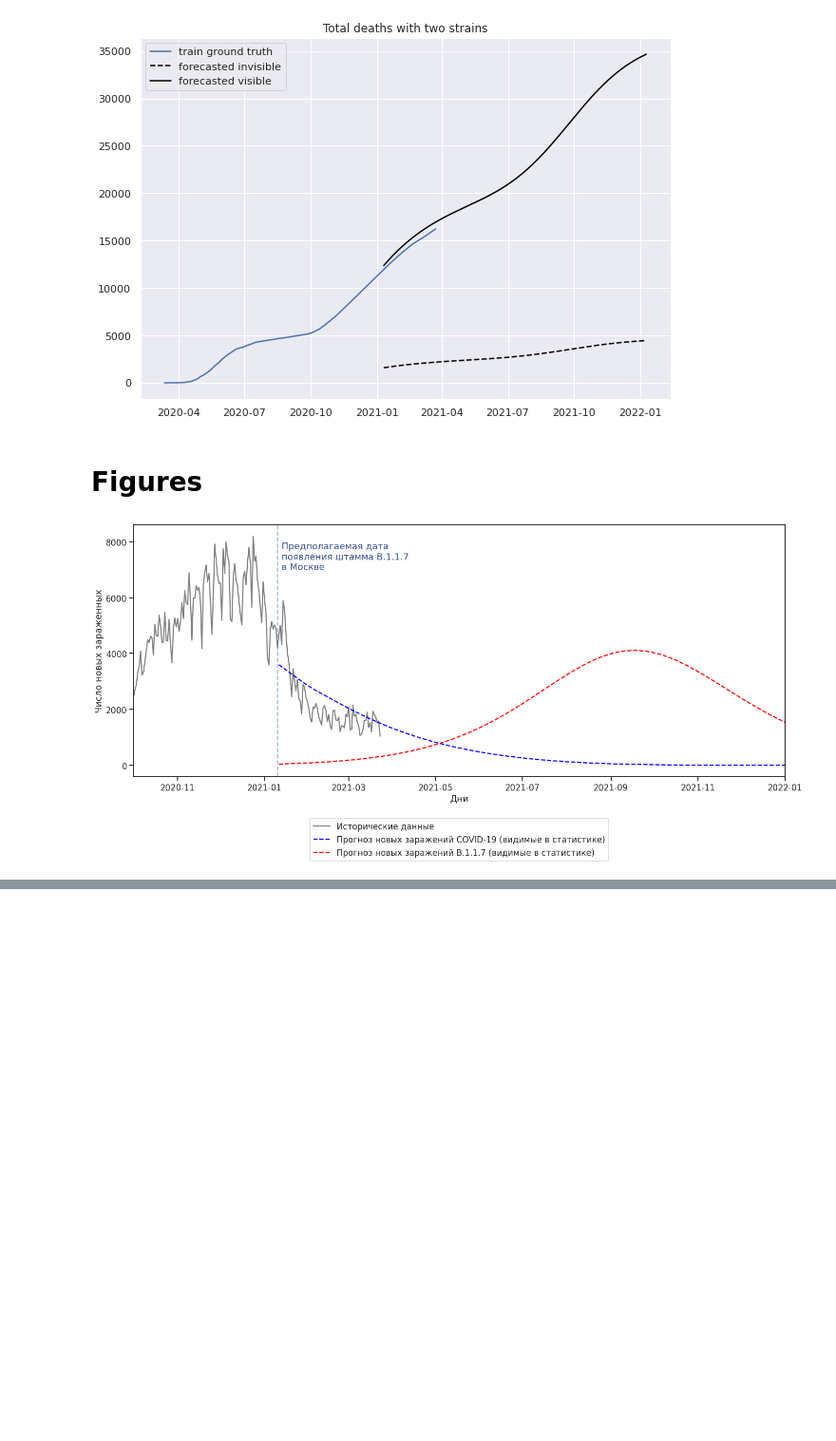
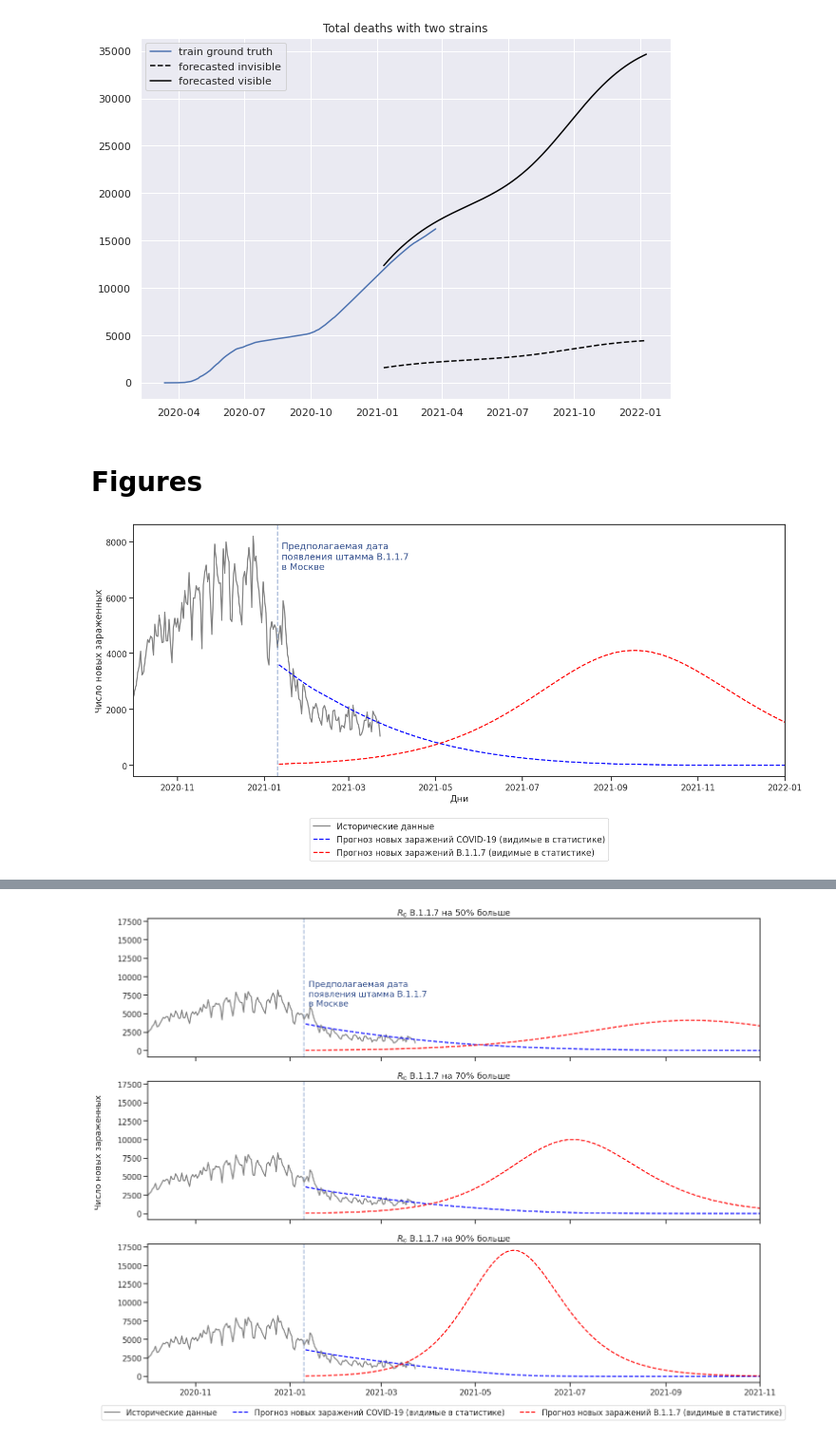
Before and after one commit to btseytlin/covid_peak_sir_modelling, a Jupyter notebook: seir_two_strain_hidden_states_moscow.ipynb, the cells around one changed output, grey strips where cells are left out. Shown at 95% size. Cells and saved outputs as stored; diff of their text form; code cells hidden in the pictures; blank space fills up the shorter version.

```diff
--- a/seir_two_strain_hidden_states_moscow.ipynb
+++ b/seir_two_strain_hidden_states_moscow.ipynb
@@ -223,3 +221 @@ strain2_model = SEIRHiddenTwoStrains.from_strain_one_model(model)
-# %%
-strain2_model.params['beta2_mult'].value = 1.5
 # %%
@@ -398,3 +401,97 @@ plt.savefig('figures/presentation/main_plot_daily_infections_two_strain.png')
 plt.show()
 # %% [output]
 [figure]
+# %%
+def make_scenario_plot(beta2_mult, new_strain_ratio):
+    temp_model, temp_states, temp_history, temp_daylies = make_two_strain_forecast(model, beta2_mult=beta2_mult, new_strain_ratio=new_strain_ratio)
+
+    (temp_S, temp_E1, temp_I1, temp_Iv1, temp_E2, temp_I2, temp_Iv2, temp_R, temp_Rv, temp_D,
+         temp_Dv) = temp_states
+
+    (temp_new_exposed_s1,
+        temp_new_infected_inv_s1,
+        temp_new_infected_vis_s1,
+        temp_new_recovered_inv_s1,
+        temp_new_recovered_vis_s1,
+        temp_new_dead_inv_s1,
+        temp_new_dead_vis_s1,
+        temp_new_exposed_s2,
+        temp_new_infected_inv_s2,
+        temp_new_infected_vis_s2,
+        temp_new_recovered_inv_s2,
+        temp_new_recovered_vis_s2,
+        temp_new_dead_inv_s2,
+        temp_new_dead_vis_s2) = temp_daylies
+
+    temp_daily_df = pd.DataFrame(
+        {
+            'date': future_dates[1:],
+            't': future_t[1:],
+            'new_exposed_s1': temp_new_exposed_s1,
+            'new_infected_inv_s1': temp_new_infected_inv_s1,
+            'new_infected_vis_s1': temp_new_infected_vis_s1,
+            'new_recovered_inv_s1': temp_new_recovered_inv_s1,
+            'new_recovered_vis_s1': temp_new_recovered_vis_s1,
+            'new_dead_inv_s1': temp_new_dead_inv_s1,
+            'new_dead_vis_s1': temp_new_dead_vis_s1,
+            'new_exposed_s2': temp_new_exposed_s2,
+            'new_infected_inv_s2': temp_new_infected_inv_s2,
+            'new_infected_vis_s2': temp_new_infected_vis_s2,
+            'new_recovered_inv_s2': temp_new_recovered_inv_s2,
+            'new_recovered_vis_s2': temp_new_recovered_vis_s2,
+            'new_dead_inv_s2': temp_new_dead_inv_s2,
+            'new_dead_vis_s2': temp_new_dead_vis_s2
+        },
+        index=future_dates[1:])
+
+    plt.plot(temp_daily_df.date, temp_daily_df.new_infected_vis_s1, label='Прогноз новых заражений COVID-19 (видимые в статистике)', linestyle='--', color='blue')
+    plt.plot(temp_daily_df.date, temp_daily_df.new_infected_vis_s2,  label='Прогноз новых заражений B.1.1.7 (видимые в статистике)', linestyle='--', color='red')
+    return temp_daily_df
+
+
+fig = plt.figure(figsize=(20, 15))
+
+ax1 = plt.subplot(3, 1, 1)
+plt.title('$R_0$ B.1.1.7 на 50% больше')
+plt.xlim(pd.to_datetime('2020-10-01'), pd.to_datetime('2021-11-01'))
+plt.setp(plt.gca().get_xticklabels(), visible=False)
+
+x_line_annotation = pd.to_datetime(date_of_first_strain2_contact)
+x_text_annotation = x_line_annotation + pd.to_timedelta(3, unit='D')
+plt.axvline(x=x_line_annotation, linestyle='dashed', alpha=0.5)
+plt.text(x=x_text_annotation,
+         y=6000,
+        s='Предполагаемая дата \nпоявления штамма B.1.1.7\nв Москве',
+         horizontalalignment='left',
+        color='#334f8d',
+        fontweight='medium')
+plt.plot(df.date, df.infected_per_day, label='Исторические данные', color='gray')
+make_scenario_plot(beta2_mult=1.5, new_strain_ratio=0.01)
+
+
+plt.subplot(3, 1, 2, sharex=ax1, sharey=ax1)
+plt.title('$R_0$ B.1.1.7 на 70% больше')
+plt.setp(plt.gca().get_xticklabels(), visible=False)
+plt.plot(df.date, df.infected_per_day, label='Исторические данные', color='gray')
+plt.axvline(x=x_line_annotation, linestyle='dashed', alpha=0.5)
+make_scenario_plot(beta2_mult=1.7, new_strain_ratio=0.01)
+
+
+plt.subplot(3, 1, 3, sharex=ax1, sharey=ax1)
+plt.title('$R_0$ B.1.1.7 на 90% больше')
+plt.plot(df.date, df.infected_per_day, label='Исторические данные', color='gray')
+plt.axvline(x=x_line_annotation, linestyle='dashed', alpha=0.5)
+make_scenario_plot(beta2_mult=1.9, new_strain_ratio=0.01)
+
+
+handles, labels = ax1.get_legend_handles_labels()
+fig.legend(handles, labels,
+           loc='lower center',  bbox_to_anchor=(0.52, 0), ncol=3,
+           fancybox=True)
+
+fig.text(-0.02, 0.5, 'Число новых зараженных', va='center', rotation='vertical')
+fig.text(0.5, -0.02, ' ', va='center') # This hack extends canvas so that legend can fit in
+plt.tight_layout()
+plt.savefig('figures/presentation/scenarios_beta2mult.png')
+plt.show()
+# %% [output]
@@ -400,0 +501 @@ plt.show()
+[figure, added]
```
Also changed, not shown: parts of 8 cells of this notebook, 8 other files.
